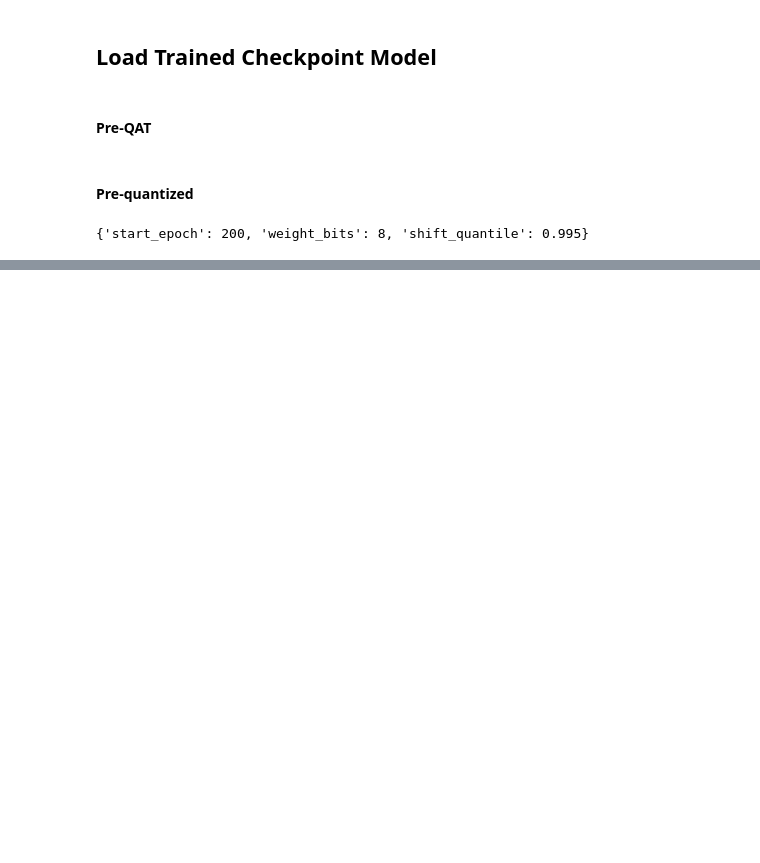
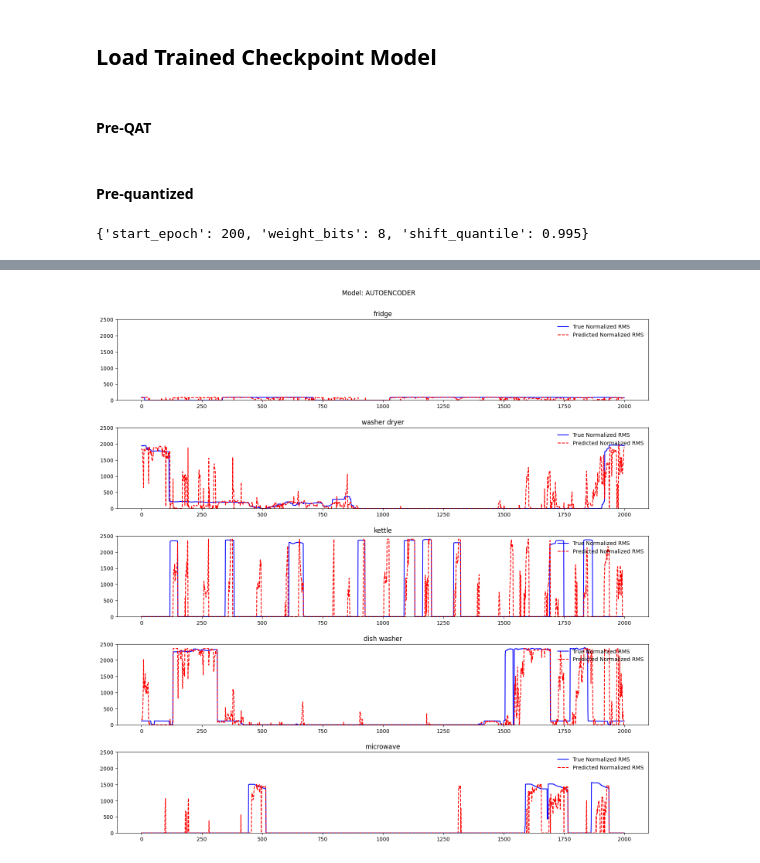
Before and after one commit to MarielTinaco/ai8x-training, a Jupyter notebook: notebooks/NILM_Evaluation.ipynb, the cells around one changed output, grey strips where cells are left out. Saved outputs shown, nothing was run; the diff lists cells and outputs as text; code cells hidden in the pictures; blank space fills up the shorter version.

```diff
--- a/notebooks/NILM_Evaluation.ipynb
+++ b/notebooks/NILM_Evaluation.ipynb
@@ -236,0 +259,24 @@ Text(0.5, 1.0, 'Normalized RMS Input')
+# %%
+def denormalize(signal, minimum, maximum):
+        return signal * (maximum - minimum) + minimum
+# %%
+metadata = train_set.metadata
+
+app_fig, app_axes = plt.subplots(5, figsize=(15, 15))
+app_fig.suptitle(f'Model: {MODEL.name}')
+
+app_fig.tight_layout(pad=3)
+for i in range(5):
+    true_signal = denormalize(stacked_states[:,i]*stacked_rms[:,i],
+                              minimum=metadata["appliance_data"][classes[i]]['min'],
+                              maximum=metadata["appliance_data"][classes[i]]['max'])
+    pred_signal = denormalize(stacked_pred_states[:,i]*stacked_pred_rms[:,i],
+                              minimum=metadata["appliance_data"][classes[i]]['min'],
+                              maximum=metadata["appliance_data"][classes[i]]['max'])
+    app_axes[i].plot(true_signal, 'b', label='True Normalized RMS')
+    app_axes[i].plot(pred_signal, '--r', label='Predicted Normalized RMS')
+    app_axes[i].set_ylim([0, 2500])
+    app_axes[i].legend(loc='upper right', frameon=False)
+    app_axes[i].set_title(classes[i])
+# %% [output]
+[figure, added]
```
Also changed, not shown: parts of 9 cells of this notebook.
